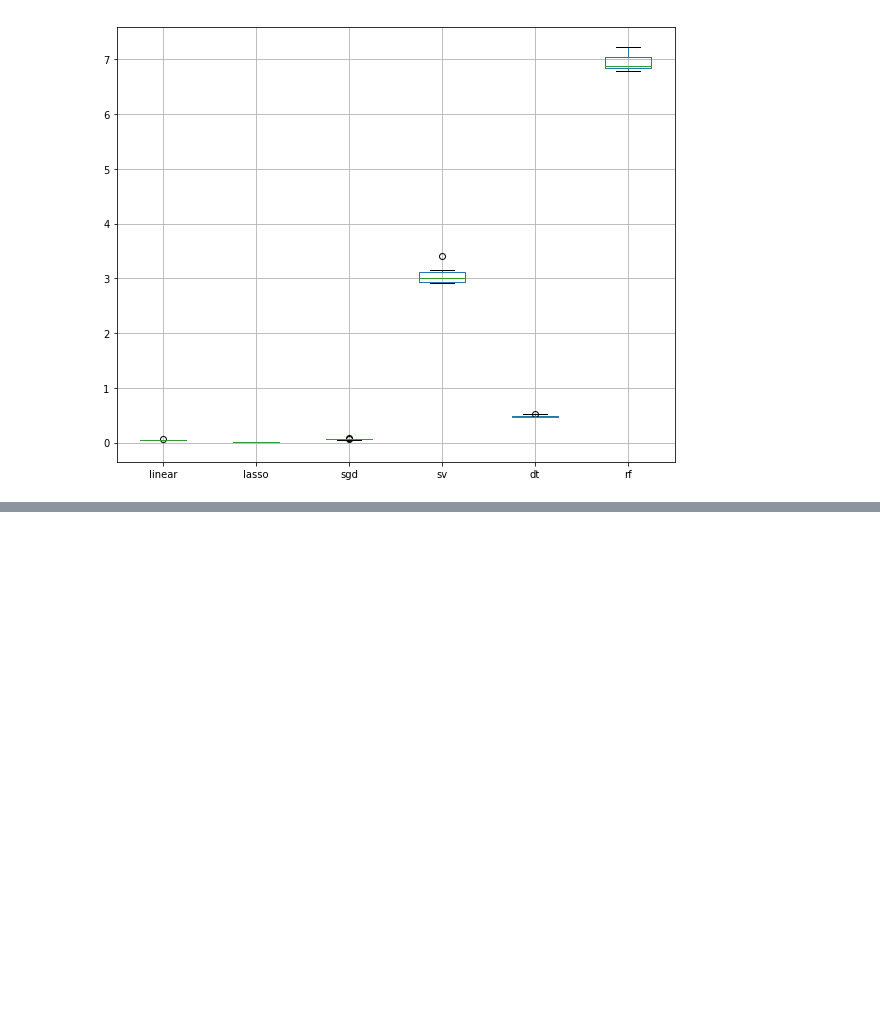
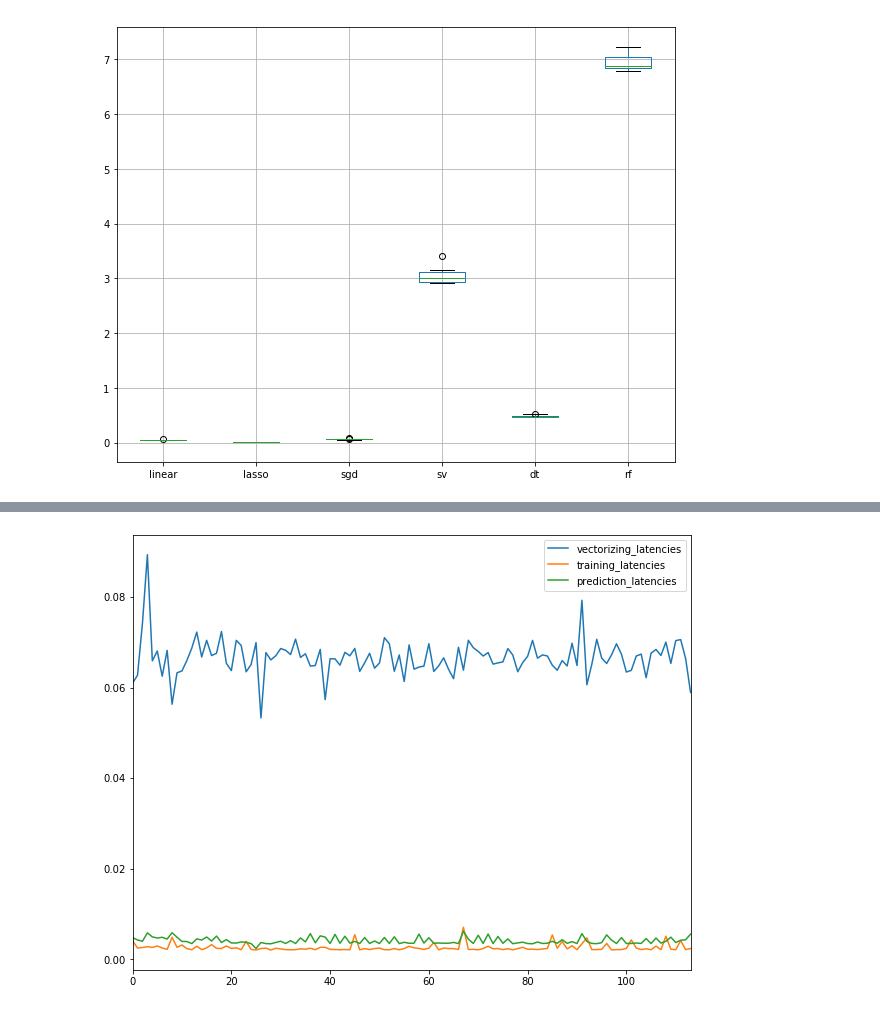
Before and after one commit to ceth-x86/datascience, a Jupyter notebook: scikit-learn/Scaling solutions.ipynb, the cells around one changed output, grey strips where cells are left out. Saved outputs shown, nothing was run; the diff lists cells and outputs as text; code cells hidden in the pictures; blank space fills up the shorter version.

```diff
--- a/scikit-learn/Scaling solutions.ipynb
+++ b/scikit-learn/Scaling solutions.ipynb
@@ -125,0 +201,5 @@ training_latencies_df.boxplot(figsize=(10, 8))
+# %%
+from sklearn.feature_extraction.text import HashingVectorizer
+
+vectorizer = HashingVectorizer(n_features=2 ** 18,
+                               alternate_sign=False)
@@ -125,0 +210,10 @@ training_latencies_df.boxplot(figsize=(10, 8))
+# %%
+from sklearn.linear_model import SGDClassifier
+sgd_clf = SGDClassifier()
+from sklearn.model_selection import train_test_split
+x_train, x_test, y_train, y_test = train_test_split(prod_reviews['reviewText'],
+                                                    prod_reviews['tag'],
+                                                    test_size=0.2)
+x_test = vectorizer.transform(x_test)
+batch_size = 500
+classes = prod_reviews['tag'].unique()
@@ -125,0 +294,15 @@ training_latencies_df.boxplot(figsize=(10, 8))
+# %%
+sgd_training_details = train_classifier (sgd_clf,
+                                         x_train,
+                                         y_train,
+                                         batch_size,
+                                         classes)
+
+def convert_to_dataframe(ooc_training_details):
+    ooc_training_details_df = pd.DataFrame()
+
+    for key in ooc_training_details:
+        if key != 'classifier':
+            ooc_training_details_df[key] = ooc_training_details[key]
+
+    return ooc_training_details_df
@@ -125,0 +323,3 @@ training_latencies_df.boxplot(figsize=(10, 8))
+# %%
+sgd_training_details_df = convert_to_dataframe(sgd_training_details)
+sgd_training_details_df
@@ -125,0 +340,11 @@ training_latencies_df.boxplot(figsize=(10, 8))
+# %%
+def plot_latency_graphs(training_details_df):
+
+    training_details_df[['vectorizing_latencies',
+                         'training_latencies',
+                         'prediction_latencies']].plot(figsize=(10, 8))
+    plt.show()
+
+plot_latency_graphs(sgd_training_details_df)
+# %% [output]
+[figure, added]
```
Also changed, not shown: parts of 45 cells of this notebook, 1 other file.
